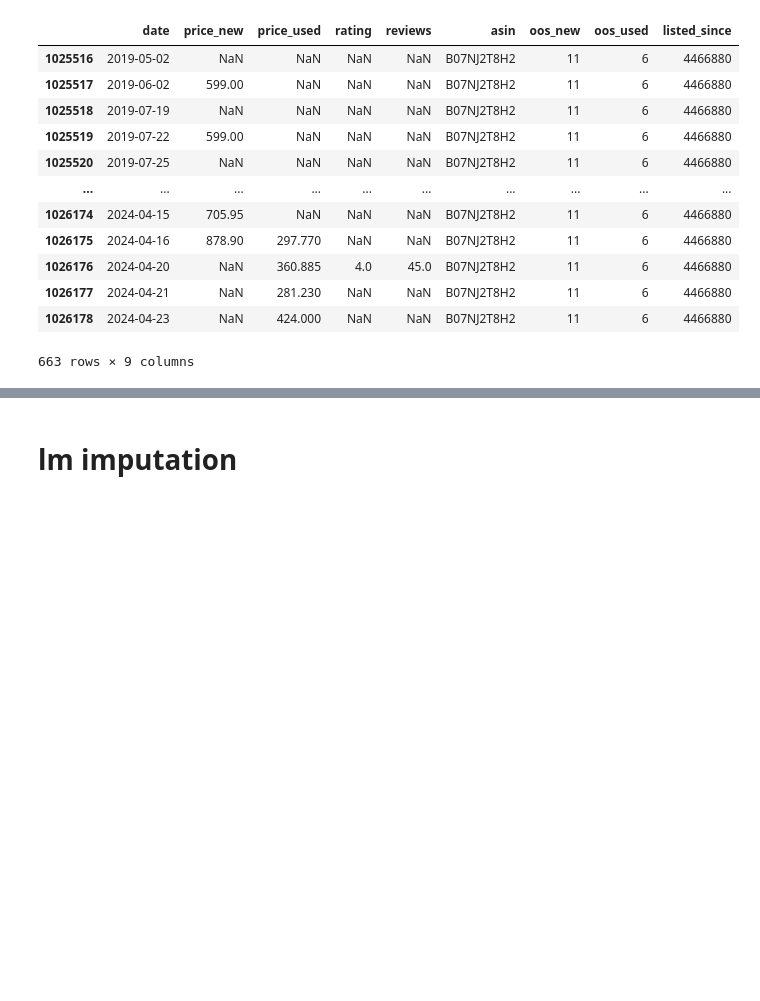
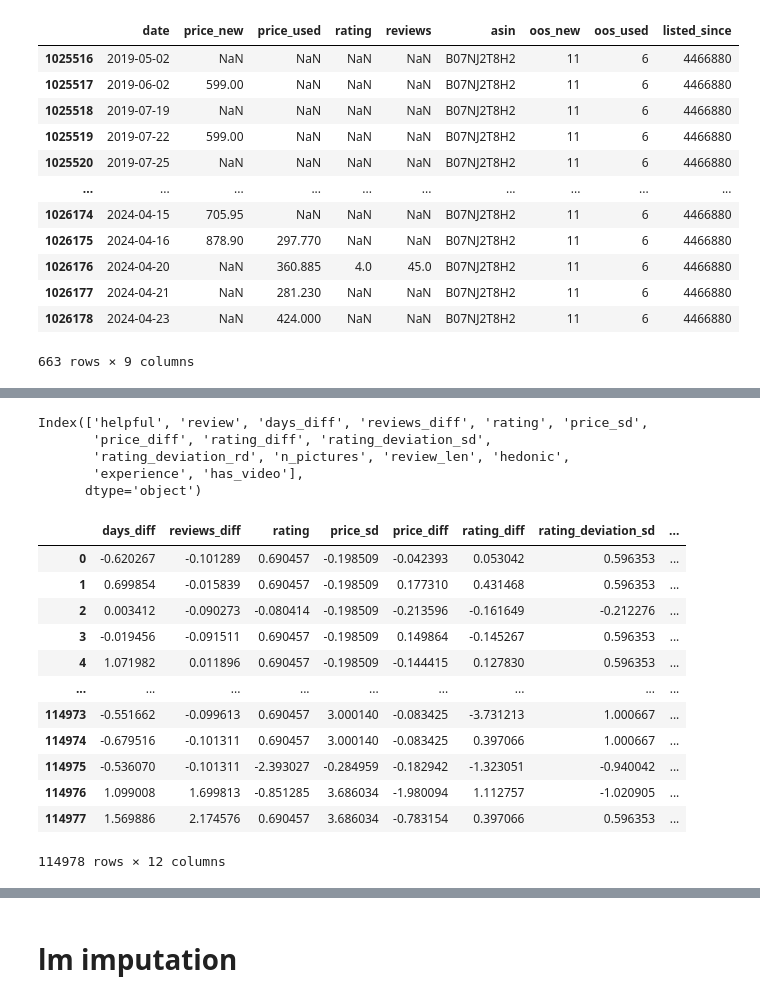
Before and after one commit to janvanderdoe/data_science_thesis, a Jupyter notebook: src/visualization/data_cleaning.ipynb, the cells around one changed output, grey strips where cells are left out. Cells and saved outputs as stored; diff of their text form; code cells hidden in the pictures; blank space fills up the shorter version.

```diff
--- a/src/visualization/data_cleaning.ipynb
+++ b/src/visualization/data_cleaning.ipynb
@@ -385,0 +615,31 @@ df_m.to_csv('../../gen/output/amazon_search_hedonic_clean_merged.csv', sep = ";"
+# %%
+df_selection.columns
+# %% [output]
+Index(['helpful', 'review', 'days_diff', 'reviews_diff', 'rating', 'price_sd',
+       'price_diff', 'rating_diff', 'rating_deviation_sd',
+       'rating_deviation_rd', 'n_pictures', 'review_len', 'hedonic',
+       'experience', 'has_video'],
+      dtype='object')
+# %%
+from sklearn.preprocessing import StandardScaler
+
+scaler = StandardScaler()
+
+df_normalized = df_selection[['days_diff', 'reviews_diff', 'rating', 'price_sd', 'price_diff', 'rating_diff', 'rating_deviation_sd', 'rating_deviation_rd', 'n_pictures', 'review_len']]
+df_normalized = pd.DataFrame(scaler.fit_transform(df_normalized), columns = df_normalized.columns)
+# %%
+df_normalized
+# %% [output]
+|  | days_diff | reviews_diff | rating | price_sd | price_diff | rating_diff | rating_deviation_sd | ... |
+| 0 | -0.620267 | -0.101289 | 0.690457 | -0.198509 | -0.042393 | 0.053042 | 0.596353 | ... |
+| 1 | 0.699854 | -0.015839 | 0.690457 | -0.198509 | 0.177310 | 0.431468 | 0.596353 | ... |
+| 2 | 0.003412 | -0.090273 | -0.080414 | -0.198509 | -0.213596 | -0.161649 | -0.212276 | ... |
+| 3 | -0.019456 | -0.091511 | 0.690457 | -0.198509 | 0.149864 | -0.145267 | 0.596353 | ... |
+| 4 | 1.071982 | 0.011896 | 0.690457 | -0.198509 | -0.144415 | 0.127830 | 0.596353 | ... |
+| ... | ... | ... | ... | ... | ... | ... | ... | ... |
+| 114973 | -0.551662 | -0.099613 | 0.690457 | 3.000140 | -0.083425 | -3.731213 | 1.000667 | ... |
+| 114974 | -0.679516 | -0.101311 | 0.690457 | 3.000140 | -0.083425 | 0.397066 | 1.000667 | ... |
+| 114975 | -0.536070 | -0.101311 | -2.393027 | -0.284959 | -0.182942 | -1.323051 | -0.940042 | ... |
+| 114976 | 1.099008 | 1.699813 | -0.851285 | 3.686034 | -1.980094 | 1.112757 | -1.020905 | ... |
+| 114977 | 1.569886 | 2.174576 | 0.690457 | 3.686034 | -0.783154 | 0.397066 | 0.596353 | ... |
+114978 rows × 12 columns
```
Also changed, not shown: parts of 42 cells of this notebook, 3 other files.
